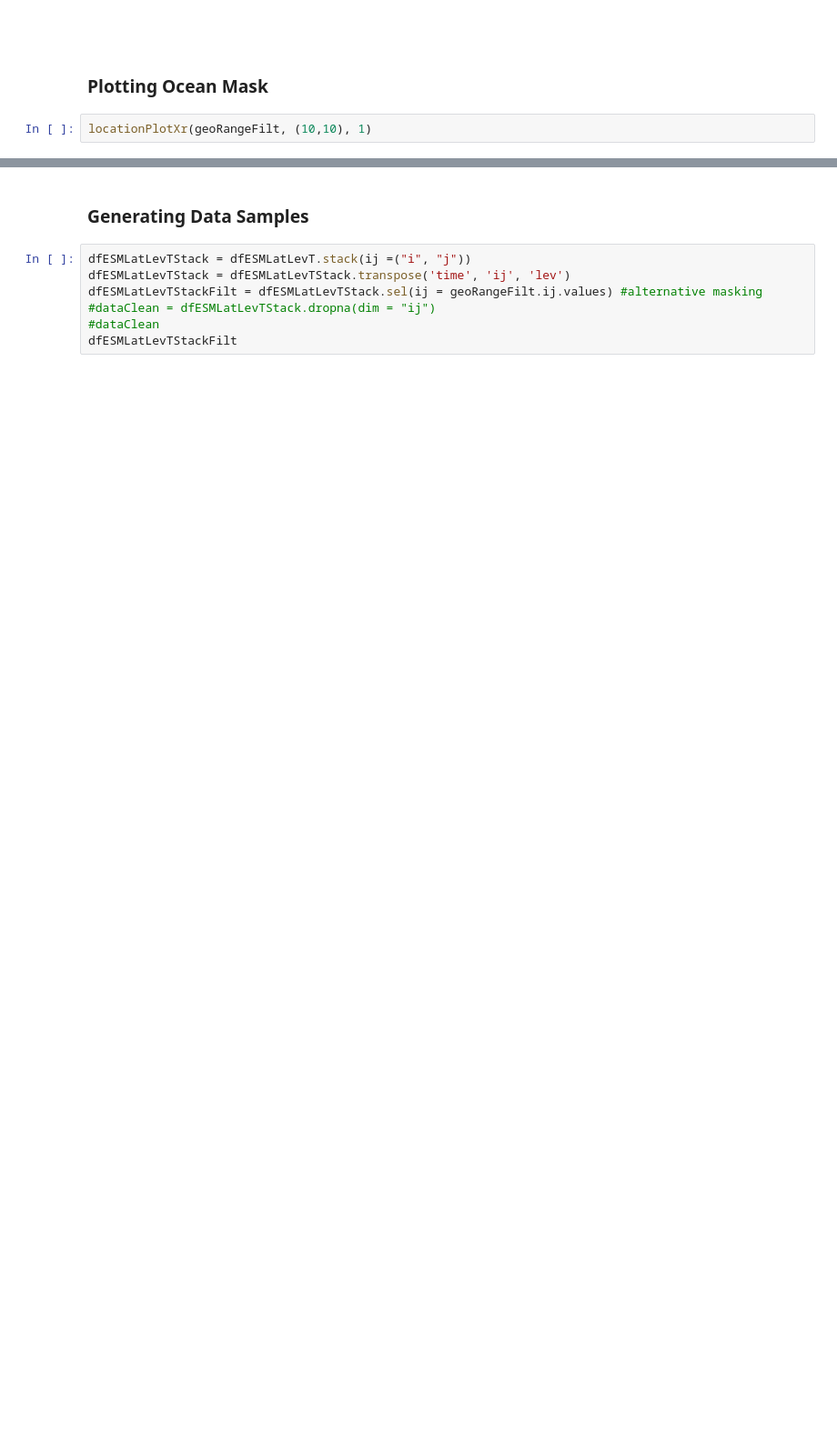
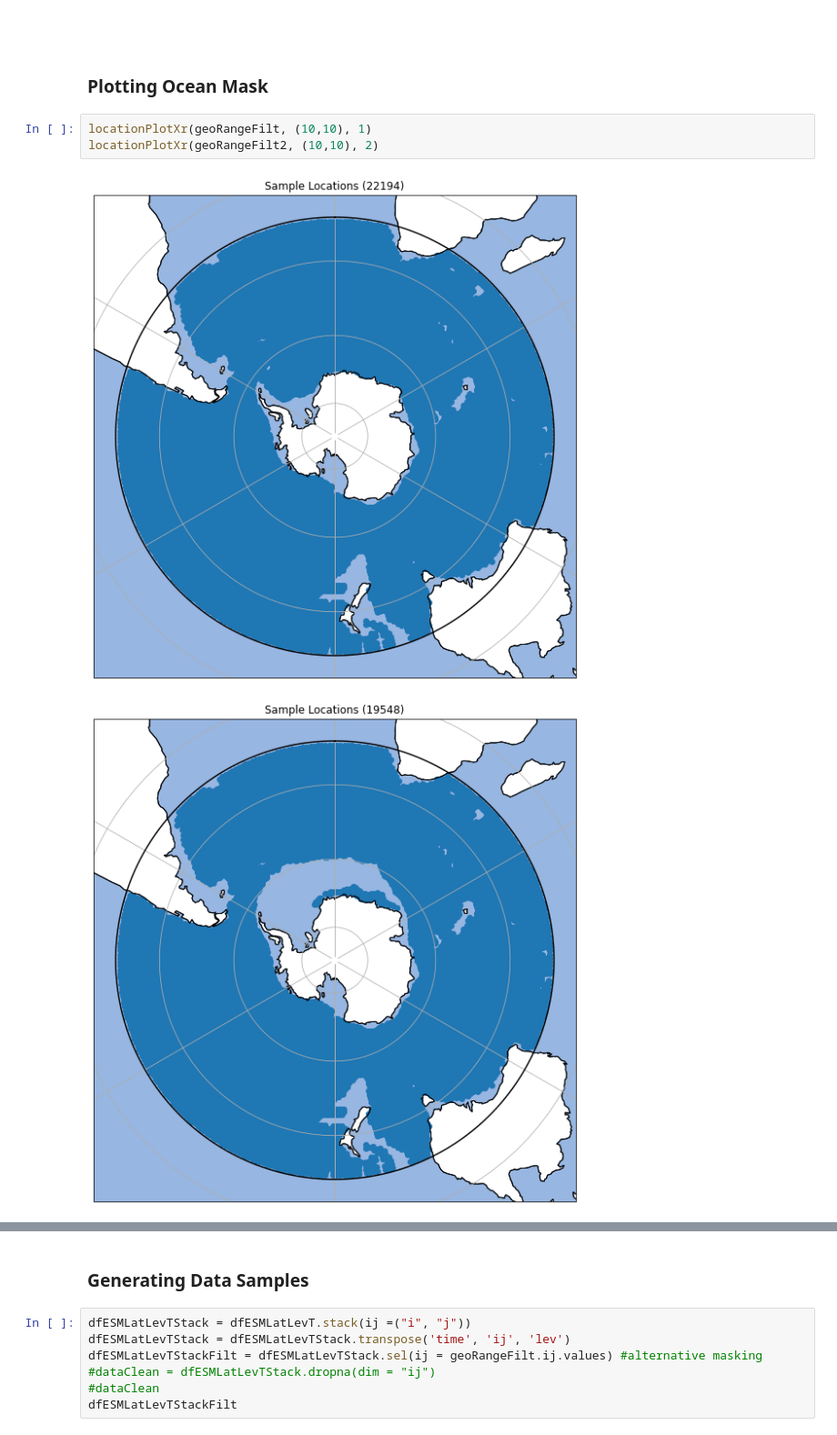
Before and after one commit to el1247/BAS_AI4ER_SAM, a Jupyter notebook: notebooks/exploratory/2.0_el_GMMTemperatureProfileClassification2.ipynb, the cells around one changed output, grey strips where cells are left out. Shown at 91% size. Cells and saved outputs as stored; diff of their text form; blank space fills up the shorter version.

```diff
--- a/notebooks/exploratory/2.0_el_GMMTemperatureProfileClassification2.ipynb
+++ b/notebooks/exploratory/2.0_el_GMMTemperatureProfileClassification2.ipynb
@@ -568,3 +685,7 @@ print("Plotting functions defined.")
 ### Plotting Ocean Mask
 # %%
 locationPlotXr(geoRangeFilt, (10,10), 1)
+locationPlotXr(geoRangeFilt2, (10,10), 2)
+# %% [output]
+[figure, added]
+[figure, added]
```
Also changed, not shown: parts of 51 cells of this notebook.
